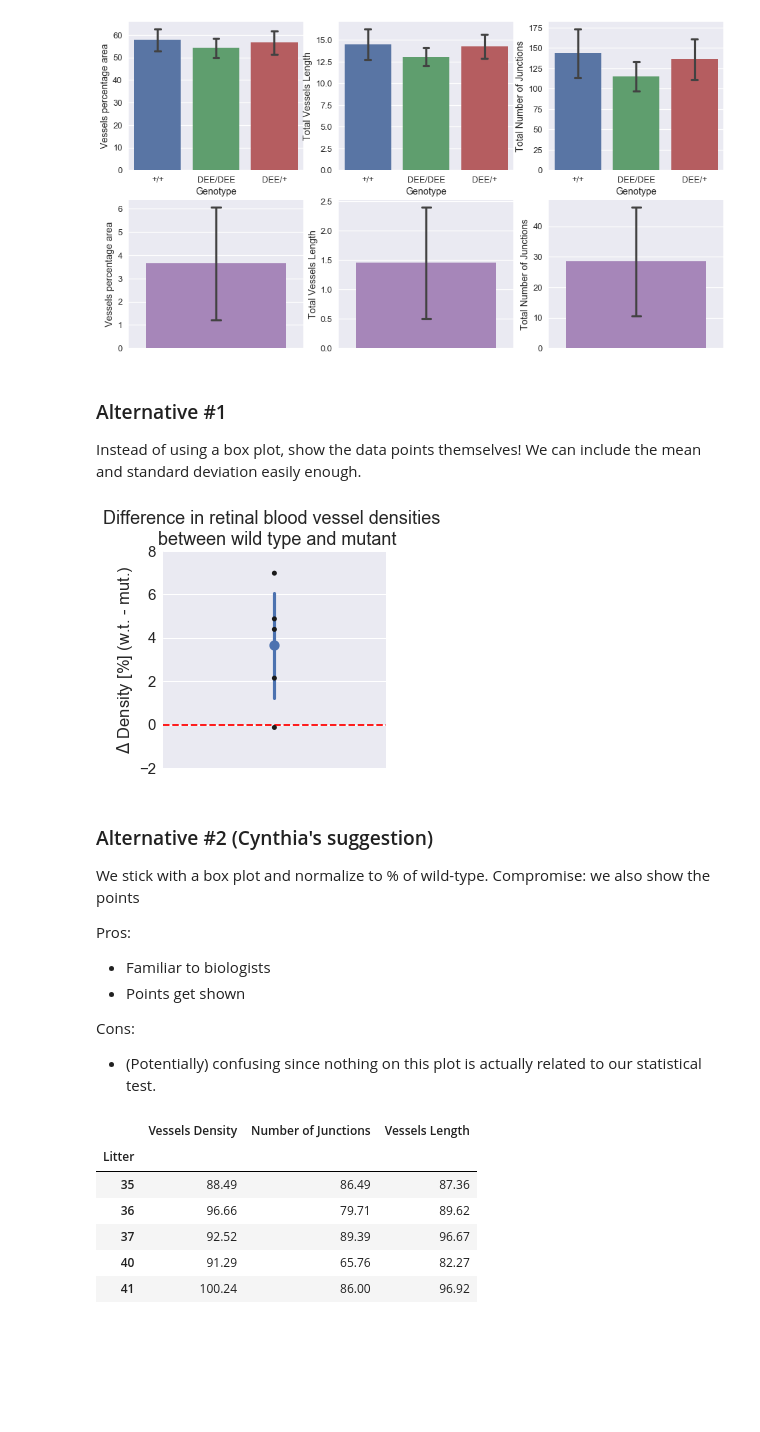
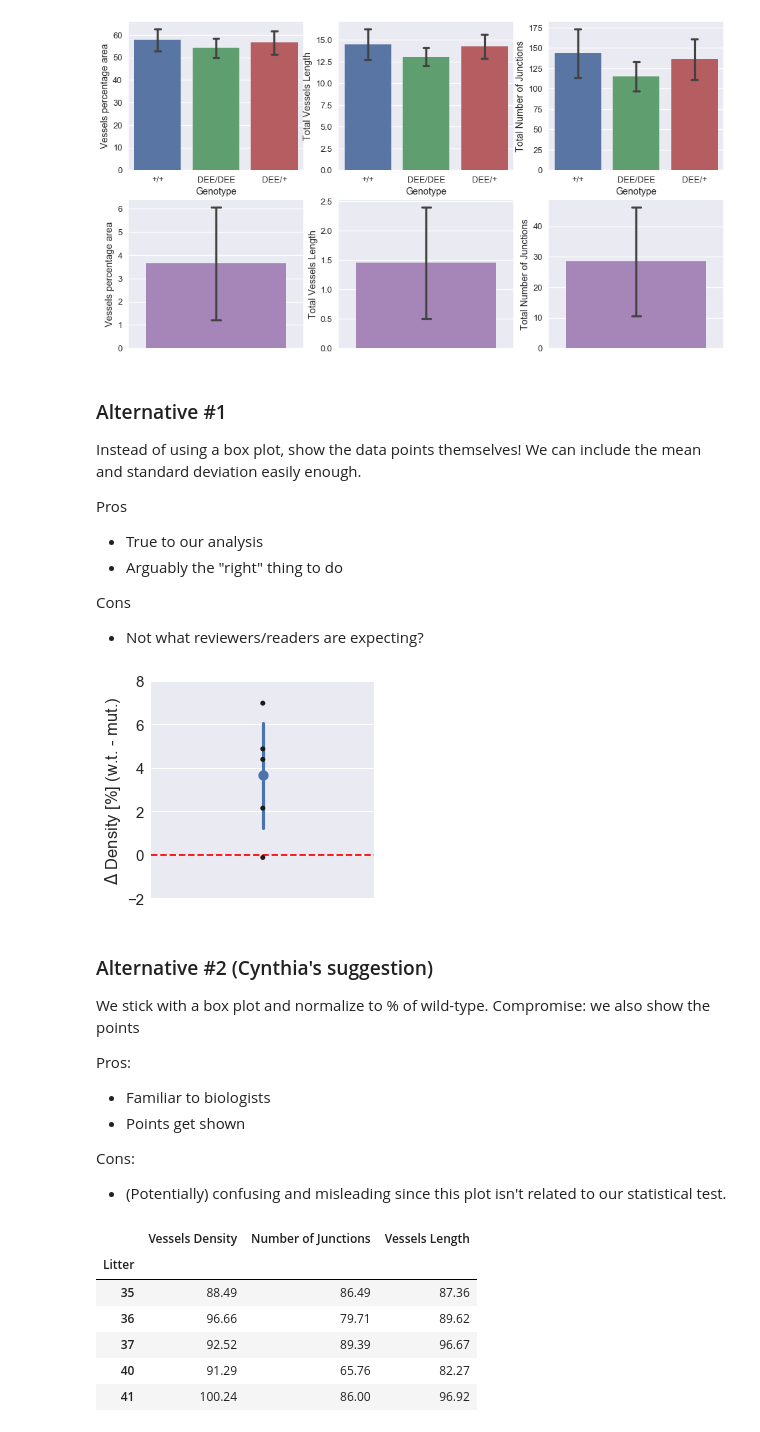
Before and after one commit to MixedIndentations/Angiogenesis-Density, a Jupyter notebook: notebooks/visualization-paper-figures-discussion.ipynb, the cells around one changed output. Saved outputs shown, nothing was run; the diff lists cells and outputs as text; code cells hidden in the pictures; blank space fills up the shorter version.

Commit message:
improved summary plot number2

```diff
--- a/notebooks/visualization-paper-figures-discussion.ipynb
+++ b/notebooks/visualization-paper-figures-discussion.ipynb
@@ -391,32 +411,33 @@ with sns.plotting_context("notebook", font_scale=1.5):
 ### Alternative #1
 
 Instead of using a box plot, show the data points themselves! We can include the mean and standard deviation easily enough.
+
+Pros
+
+- True to our analysis
+- Arguably the "right" thing to do
+
+Cons
+- Not what reviewers/readers are expecting?
 # %%
 with sns.plotting_context("notebook", font_scale=1.5):
     fig, ax = plt.subplots(figsize=(4,4))
     sp = sns.pointplot(y = "Vessels percentage area",
-                  #hue = 'Genotype',
-                  #hue_order = ['+/+', 'DEE/DEE'],
                   data = diff,
-                  #dodge = True,
-                  #color = 'k'
                   ci='sd',
                  )
     _ = sns.stripplot(y = "Vessels percentage area",
-                  #hue = 'Genotype',
-                  #hue_order = ['+/+', 'DEE/DEE'],
                   data = diff,
                   dodge = True,
                   color = 'k'
-                  #ci='sd',
                  )
     ax.set_ylim([-2,8])
     ax.set_ylabel('$\Delta$ Density [%] (w.t. - mut.)')
     ax.axhline(0, color='red', linestyle='--')
-    plt.title('Difference in retinal blood vessel densities \n between wild type and mutant')
+    #plt.title('Difference in retinal blood vessel densities \n between wild type and mutant')
 #plt.legend(bbox_to_anchor=(1.05, 1), loc=2, borderaxespad=0.)
 # %% [output]
-[figure, old version]
+[figure, new version]
 # %% [markdown]
 ### Alternative #2 (Cynthia's suggestion)
 
@@ -428,7 +449,7 @@ Pros:
 - Points get shown
 
 Cons:
-- (Potentially) confusing since nothing on this plot is actually related to our statistical test.
+- (Potentially) confusing and misleading since this plot isn't related to our statistical test.
 # %%
 normdata = ((mutant / wild.values * 100)
             .rename(
```
Also changed, not shown: parts of 10 cells of this notebook.
